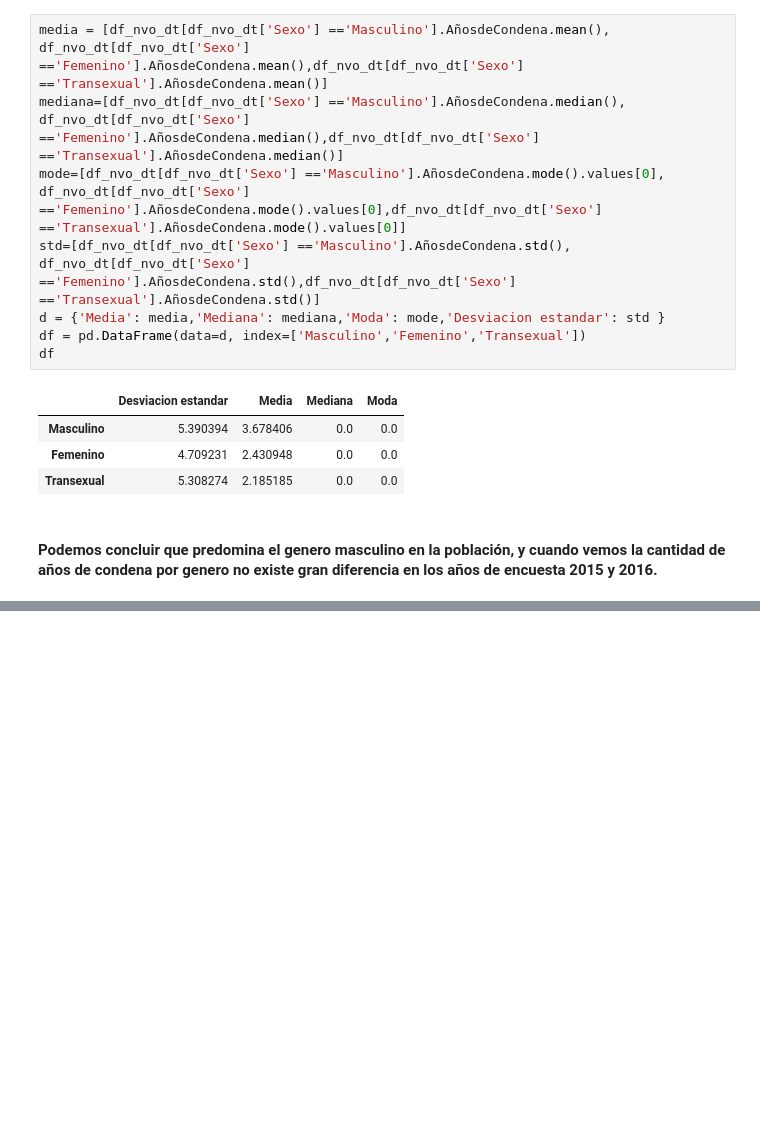
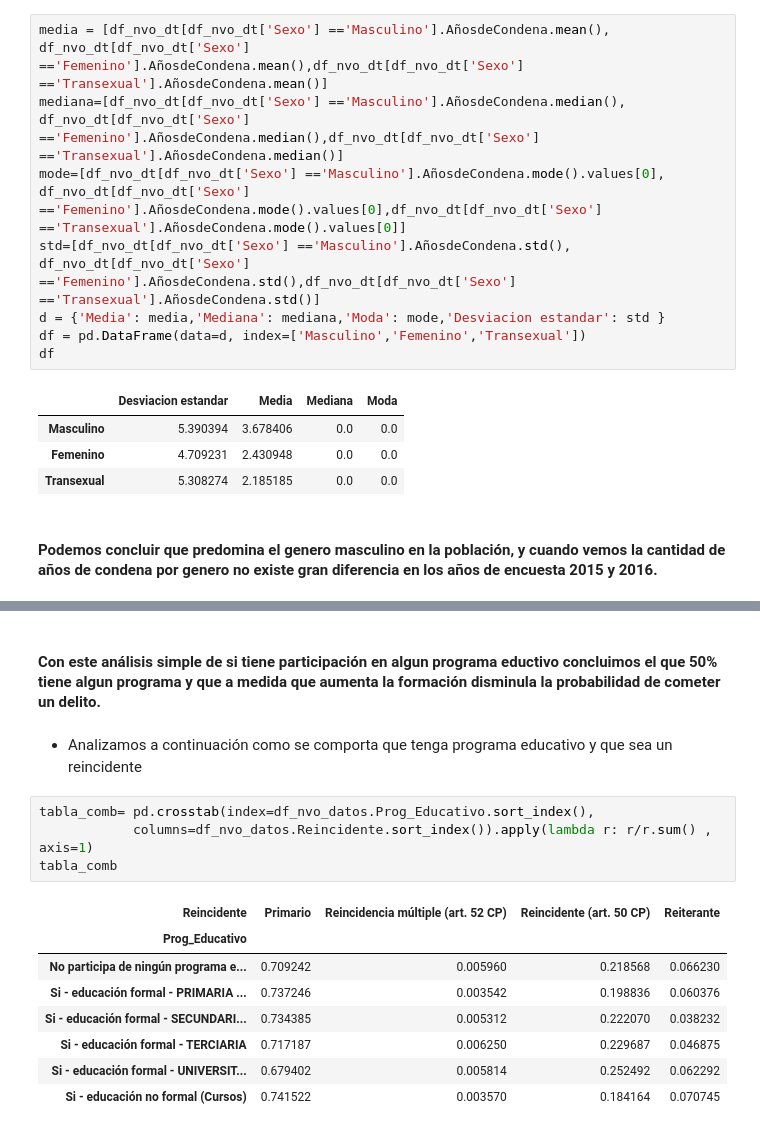
Before and after one commit to lauraminuet/AnalisisYVisualizacion, a Jupyter notebook: Laboratorio1.ipynb, the cells around one changed output, grey strips where cells are left out. Cells and saved outputs as stored; diff of their text form; blank space fills up the shorter version.

```diff
--- a/Laboratorio1.ipynb
+++ b/Laboratorio1.ipynb
@@ -182,0 +223,17 @@ df
+# %% [markdown]
+#### Con este análisis simple de si tiene participación en algun programa eductivo concluimos el que 50% tiene algun programa y que a medida que aumenta la formación disminula la probabilidad de cometer un delito.
+# %% [markdown]
+* Analizamos a continuación como se comporta que tenga programa educativo  y que sea un reincidente
+# %%
+tabla_comb= pd.crosstab(index=df_nvo_datos.Prog_Educativo.sort_index(),
+            columns=df_nvo_datos.Reincidente.sort_index()).apply(lambda r: r/r.sum() , axis=1)
+tabla_comb
+# %% [output]
+| Reincidente | Primario | Reincidencia múltiple (art. 52 CP) | Reincidente (art. 50 CP) | Reiterante |
+| Prog_Educativo |  |  |  |  |
+| No participa de ningún programa e... | 0.709242 | 0.005960 | 0.218568 | 0.066230 |
+| Si - educación formal - PRIMARIA ... | 0.737246 | 0.003542 | 0.198836 | 0.060376 |
+| Si - educación formal - SECUNDARI... | 0.734385 | 0.005312 | 0.222070 | 0.038232 |
+| Si - educación formal - TERCIARIA | 0.717187 | 0.006250 | 0.229687 | 0.046875 |
+| Si - educación formal - UNIVERSIT... | 0.679402 | 0.005814 | 0.252492 | 0.062292 |
+| Si - educación no formal (Cursos) | 0.741522 | 0.003570 | 0.184164 | 0.070745 |
```
Also changed, not shown: parts of 12 cells of this notebook.
